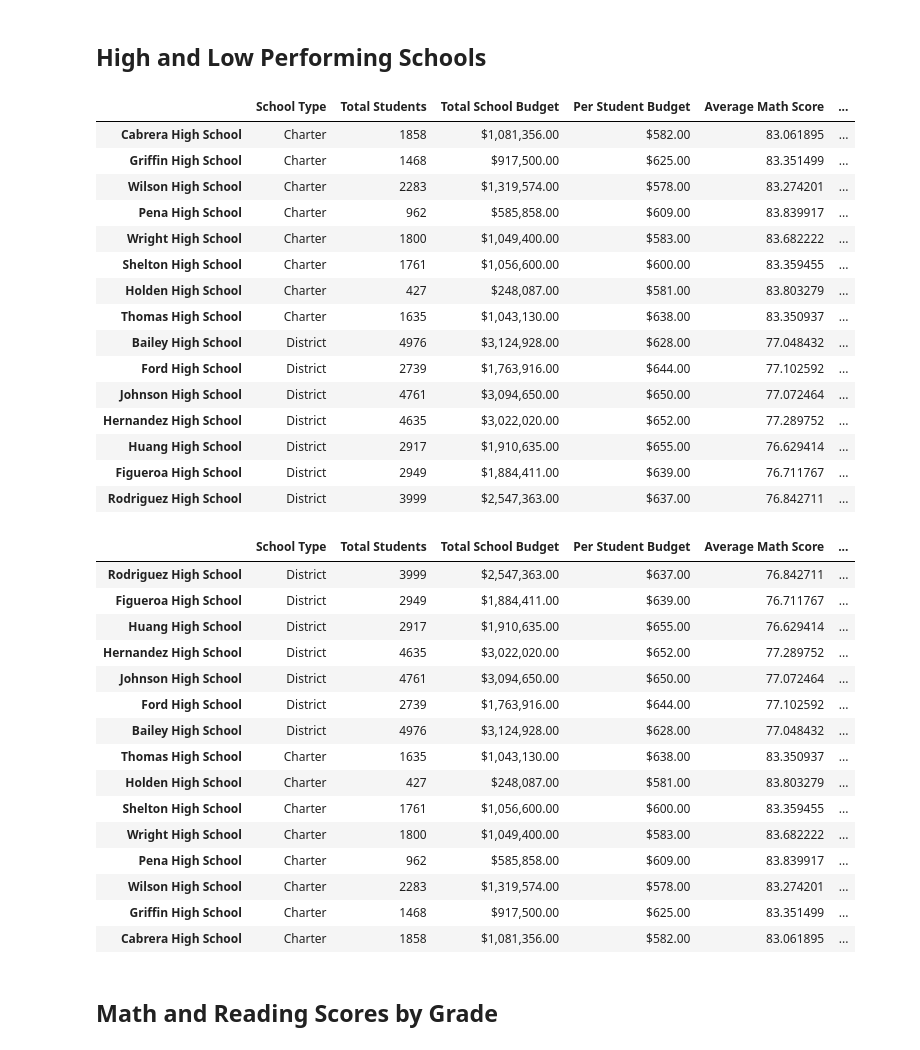
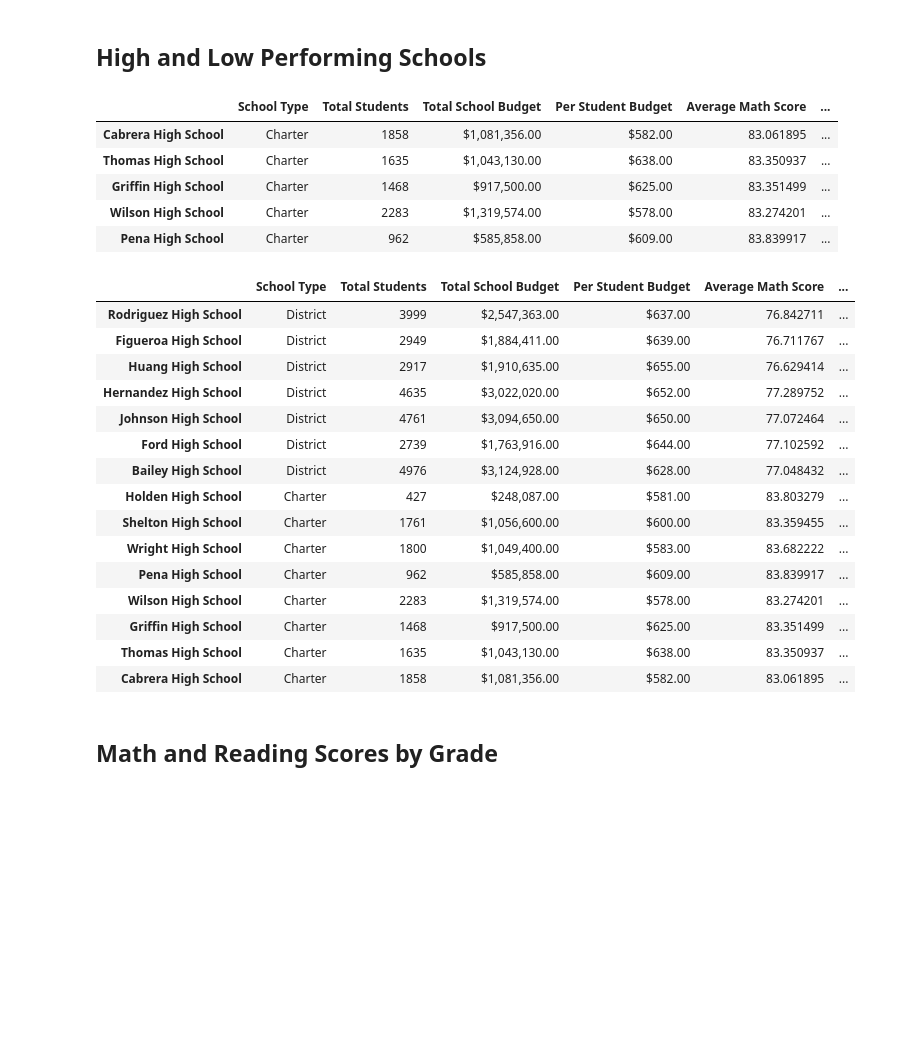
Before and after one commit to cfusco77/School_District_Analysis_Challenege, a Jupyter notebook: PyCitySchools_Challenege_ working .ipynb, the cells around one changed output. Saved outputs shown, nothing was run; the diff lists cells and outputs as text; code cells hidden in the pictures; blank space fills up the shorter version.

```diff
--- a/PyCitySchools_Challenge_testing.ipynb
+++ b/PyCitySchools_Challenege_ working .ipynb
@@ -348,14 +345,14 @@ THS_passing_math_percentage = THS_passing_math/ THS_studentbody
 
 
 
-per_school_summary_df.at['Thomas High School','% Passing Math'] = THS_passing_math_percentage
+per_school_summary_df.at['Thomas High School','% Passing Math'] = THS_passing_math_percentage * 100
 # %%
 # Step 13. Replace the passing reading percentage for Thomas High School in the per_school_summary_df.
 THS_passing_reading = (THS_tenth_graders_passing_reading + THS_eleventh_graders_passing_reading + THS_twelfth_graders_passing_reading)
 THS_studentbody = (THS_tenth_graders + THS_eleventh_graders + THS_twelfth_graders )
 THS_passing_reading_percentage = THS_passing_reading/ THS_studentbody
 
-per_school_summary_df.at['Thomas High School','% Passing Reading'] = THS_passing_reading_percentage
+per_school_summary_df.at['Thomas High School','% Passing Reading'] = THS_passing_reading_percentage * 100
 # %%
 # Step 14. Replace the overall passing percentage for Thomas High School in the per_school_summary_df.
 THS_passing_overall = (THS_tenth_graders_passing_overall + THS_eleventh_graders_passing_overall + THS_twelfth_graders_passing_overall)
@@ -364,5 +361,4 @@ THS_passing_overall_percentage = THS_passing_overall/ THS_studentbody
 
 
 
-per_school_summary_df.at['Thomas High School','% Overall Passing'] = THS_passing_overall_percentage
-THS_passing_overall_percentage
+per_school_summary_df.at['Thomas High School','% Overall Passing'] = THS_passing_overall_percentage * 100
@@ -392,24 +386,14 @@ per_school_summary_df
 # %%
 # Sort and show top five schools.
 top_schools = per_school_summary_df.sort_values([ "% Overall Passing"], ascending = False)
-top_schools
+top_schools.head()
 # %% [output]
 |  | School Type | Total Students | Total School Budget | Per Student Budget | Average Math Score | ... |
 | Cabrera High School | Charter | 1858 | $1,081,356.00 | $582.00 | 83.061895 | ... |
+| Thomas High School | Charter | 1635 | $1,043,130.00 | $638.00 | 83.350937 | ... |
 | Griffin High School | Charter | 1468 | $917,500.00 | $625.00 | 83.351499 | ... |
 | Wilson High School | Charter | 2283 | $1,319,574.00 | $578.00 | 83.274201 | ... |
 | Pena High School | Charter | 962 | $585,858.00 | $609.00 | 83.839917 | ... |
-| Wright High School | Charter | 1800 | $1,049,400.00 | $583.00 | 83.682222 | ... |
-| Shelton High School | Charter | 1761 | $1,056,600.00 | $600.00 | 83.359455 | ... |
-| Holden High School | Charter | 427 | $248,087.00 | $581.00 | 83.803279 | ... |
-| Thomas High School | Charter | 1635 | $1,043,130.00 | $638.00 | 83.350937 | ... |
-| Bailey High School | District | 4976 | $3,124,928.00 | $628.00 | 77.048432 | ... |
-| Ford High School | District | 2739 | $1,763,916.00 | $644.00 | 77.102592 | ... |
-| Johnson High School | District | 4761 | $3,094,650.00 | $650.00 | 77.072464 | ... |
-| Hernandez High School | District | 4635 | $3,022,020.00 | $652.00 | 77.289752 | ... |
-| Huang High School | District | 2917 | $1,910,635.00 | $655.00 | 76.629414 | ... |
-| Figueroa High School | District | 2949 | $1,884,411.00 | $639.00 | 76.711767 | ... |
-| Rodriguez High School | District | 3999 | $2,547,363.00 | $637.00 | 76.842711 | ... |
 # %%
 # Sort and show top five schools.
 bottom_schools = per_school_summary_df.sort_values ([ "% Overall Passing"] , ascending = True)
@@ -423,13 +407,13 @@ bottom_schools
 | Johnson High School | District | 4761 | $3,094,650.00 | $650.00 | 77.072464 | ... |
 | Ford High School | District | 2739 | $1,763,916.00 | $644.00 | 77.102592 | ... |
 | Bailey High School | District | 4976 | $3,124,928.00 | $628.00 | 77.048432 | ... |
-| Thomas High School | Charter | 1635 | $1,043,130.00 | $638.00 | 83.350937 | ... |
 | Holden High School | Charter | 427 | $248,087.00 | $581.00 | 83.803279 | ... |
 | Shelton High School | Charter | 1761 | $1,056,600.00 | $600.00 | 83.359455 | ... |
 | Wright High School | Charter | 1800 | $1,049,400.00 | $583.00 | 83.682222 | ... |
 | Pena High School | Charter | 962 | $585,858.00 | $609.00 | 83.839917 | ... |
 | Wilson High School | Charter | 2283 | $1,319,574.00 | $578.00 | 83.274201 | ... |
 | Griffin High School | Charter | 1468 | $917,500.00 | $625.00 | 83.351499 | ... |
+| Thomas High School | Charter | 1635 | $1,043,130.00 | $638.00 | 83.350937 | ... |
 | Cabrera High School | Charter | 1858 | $1,081,356.00 | $582.00 | 83.061895 | ... |
 # %% [markdown]
 ## Math and Reading Scores by Grade
```
Also changed, not shown: parts of 11 cells of this notebook, 5 other files.
